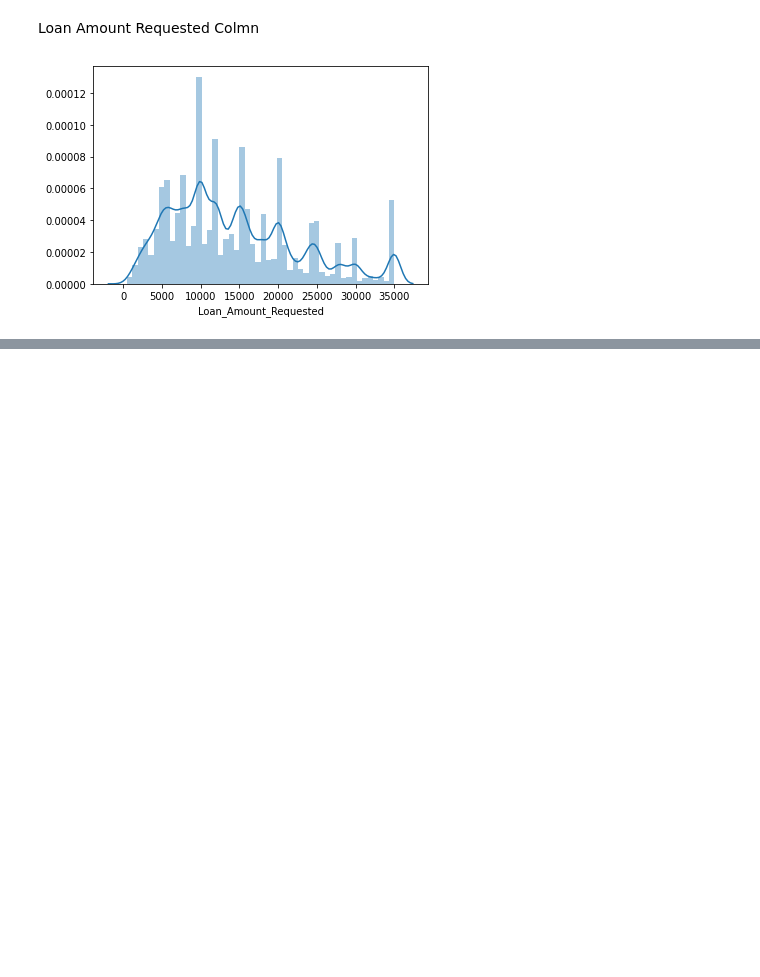
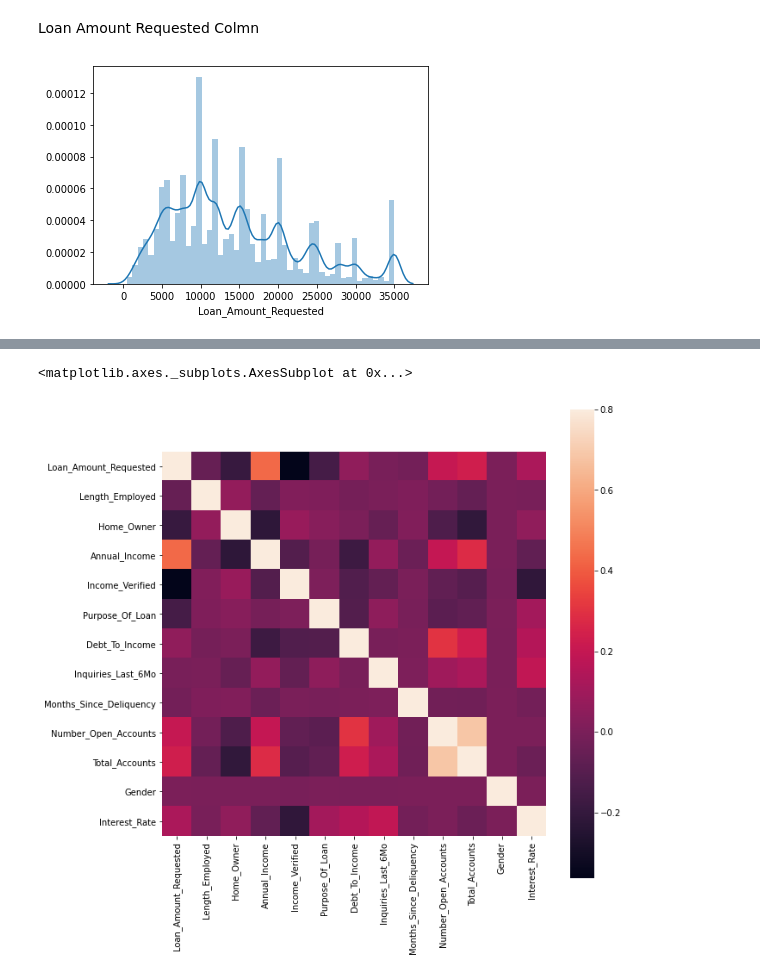
Before and after one commit to blessondensil294/AV-Hackathon-Interest-Rates, a Jupyter notebook: AV_Hackathon_Interest_Rate_Category_Prediction.ipynb, the cells around one changed output, grey strips where cells are left out. Drawn from its saved outputs; the diff is of its cells as text; code cells hidden in the pictures; blank space fills up the shorter version.

```diff
--- a/AV_Hackathon_Interest_Rate_Category_Prediction.ipynb
+++ b/AV_Hackathon_Interest_Rate_Category_Prediction.ipynb
@@ -200,0 +241,7 @@ Name: Annual_Income, dtype: float64
+# %%
+#Outlier Removal Based on Flooring and Capping
+print(df_Train['Annual_Income'].quantile(0.10))
+print(df_Train['Annual_Income'].quantile(0.90))
+df_Train['Annual_Income'] = np.where(df_Train['Annual_Income'] <34000.0, 34000.0,df_Train['Annual_Income'])
+df_Train['Annual_Income'] = np.where(df_Train['Annual_Income'] >120000.0, 120000.0,df_Train['Annual_Income'])
+print(df_Train['Annual_Income'].skew())
@@ -201,3 +251,7 @@ Name: Annual_Income, dtype: float64
+# %%
+#Log Transformation to remove the outliers
+df_Train['Annual_Income'] = df_Train['Annual_Income'].map(lambda i: np.log(i) if i > 0 else 0)
+df_Test['Annual_Income'] = df_Test['Annual_Income'].map(lambda i: np.log(i) if i > 0 else 0)
 # %% [markdown]
 ### Scaling the Columns
 # %%
@@ -237,3 +280,0 @@ plt.show()
-# %%
-df_Train[['Annual_Income']] = mm_scaler.fit_transform(df_Train[['Annual_Income']])
-df_Test[['Annual_Income']] = mm_scaler.fit_transform(df_Test[['Annual_Income']])
@@ -239,0 +294,21 @@ df_Test[['Annual_Income']] = mm_scaler.fit_transform(df_Test[['Annual_Income']])
+# %%
+from sklearn.preprocessing import LabelEncoder
+le = LabelEncoder()
+df_Train['Length_Employed'] = le.fit_transform(df_Train['Length_Employed'])
+df_Test['Length_Employed'] = le.fit_transform(df_Test['Length_Employed'])
+df_Train['Home_Owner'] = le.fit_transform(df_Train['Home_Owner'])
+df_Test['Home_Owner'] = le.fit_transform(df_Test['Home_Owner'])
+df_Train['Income_Verified'] = le.fit_transform(df_Train['Income_Verified'])
+df_Test['Income_Verified'] = le.fit_transform(df_Test['Income_Verified'])
+df_Train['Purpose_Of_Loan'] = le.fit_transform(df_Train['Purpose_Of_Loan'])
+df_Test['Purpose_Of_Loan'] = le.fit_transform(df_Test['Purpose_Of_Loan'])
+df_Train['Inquiries_Last_6Mo'] = le.fit_transform(df_Train['Inquiries_Last_6Mo'])
+df_Test['Inquiries_Last_6Mo'] = le.fit_transform(df_Test['Inquiries_Last_6Mo'])
+df_Train['Months_Since_Deliquency'] = le.fit_transform(df_Train['Months_Since_Deliquency'])
+df_Test['Months_Since_Deliquency'] = le.fit_transform(df_Test['Months_Since_Deliquency'])
+df_Train['Number_Open_Accounts'] = le.fit_transform(df_Train['Number_Open_Accounts'])
+df_Test['Number_Open_Accounts'] = le.fit_transform(df_Test['Number_Open_Accounts'])
+df_Train['Total_Accounts'] = le.fit_transform(df_Train['Total_Accounts'])
+df_Test['Total_Accounts'] = le.fit_transform(df_Test['Total_Accounts'])
+df_Train['Gender'] = le.fit_transform(df_Train['Gender'])
+df_Test['Gender'] = le.fit_transform(df_Test['Gender'])
@@ -239,0 +340,7 @@ df_Test[['Annual_Income']] = mm_scaler.fit_transform(df_Test[['Annual_Income']])
+# %%
+corrmat = df_Train.corr()
+f, ax = plt.subplots(figsize=(10,10))
+sns.heatmap(corrmat, square=True, vmax=.8)
+# %% [output]
+<matplotlib.axes._subplots.AxesSubplot at 0x...>
+[figure, added]
```
Also changed, not shown: parts of 29 cells of this notebook.
